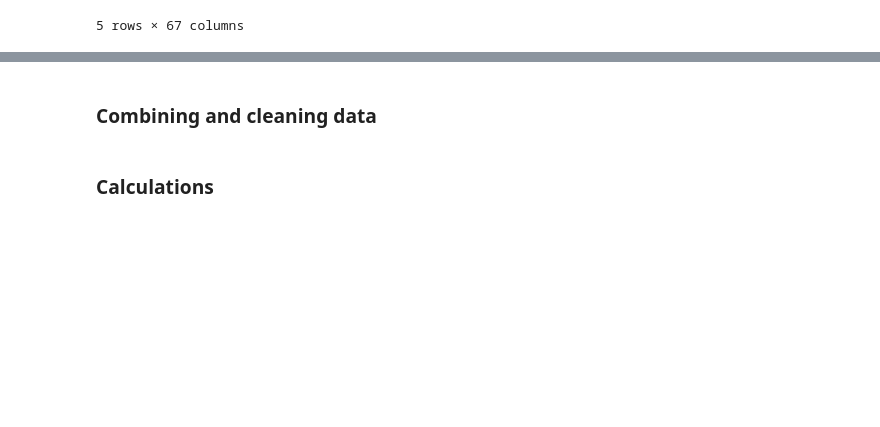
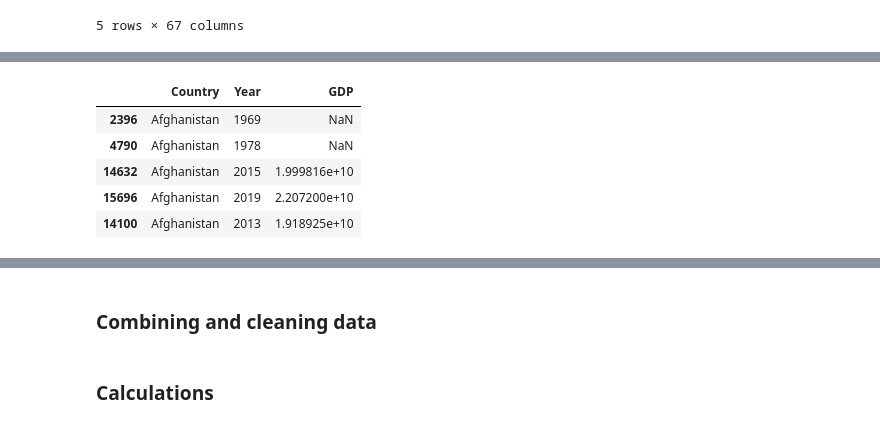
Before and after one commit to ArisMei/Beg-python-project, a Jupyter notebook: analysis/project-notebook-12.ipynb, the cells around one changed output, grey strips where cells are left out. Cells and saved outputs as stored; diff of their text form; code cells hidden in the pictures; blank space fills up the shorter version.

```diff
--- a/analysis/project-notebook-12.ipynb
+++ b/analysis/project-notebook-12.ipynb
@@ -74,0 +116,10 @@ df_gdp.head()
+# %%
+df_gdp.sort_values(by=['Country'], inplace=True) # Order by country name
+df_gdp.head()
+# %% [output]
+|  | Country | Year | GDP |
+| 2396 | Afghanistan | 1969 | NaN |
+| 4790 | Afghanistan | 1978 | NaN |
+| 14632 | Afghanistan | 2015 | 1.999816e+10 |
+| 15696 | Afghanistan | 2019 | 2.207200e+10 |
+| 14100 | Afghanistan | 2013 | 1.918925e+10 |
```
Also changed, not shown: parts of 15 cells of this notebook, 1 other file.
